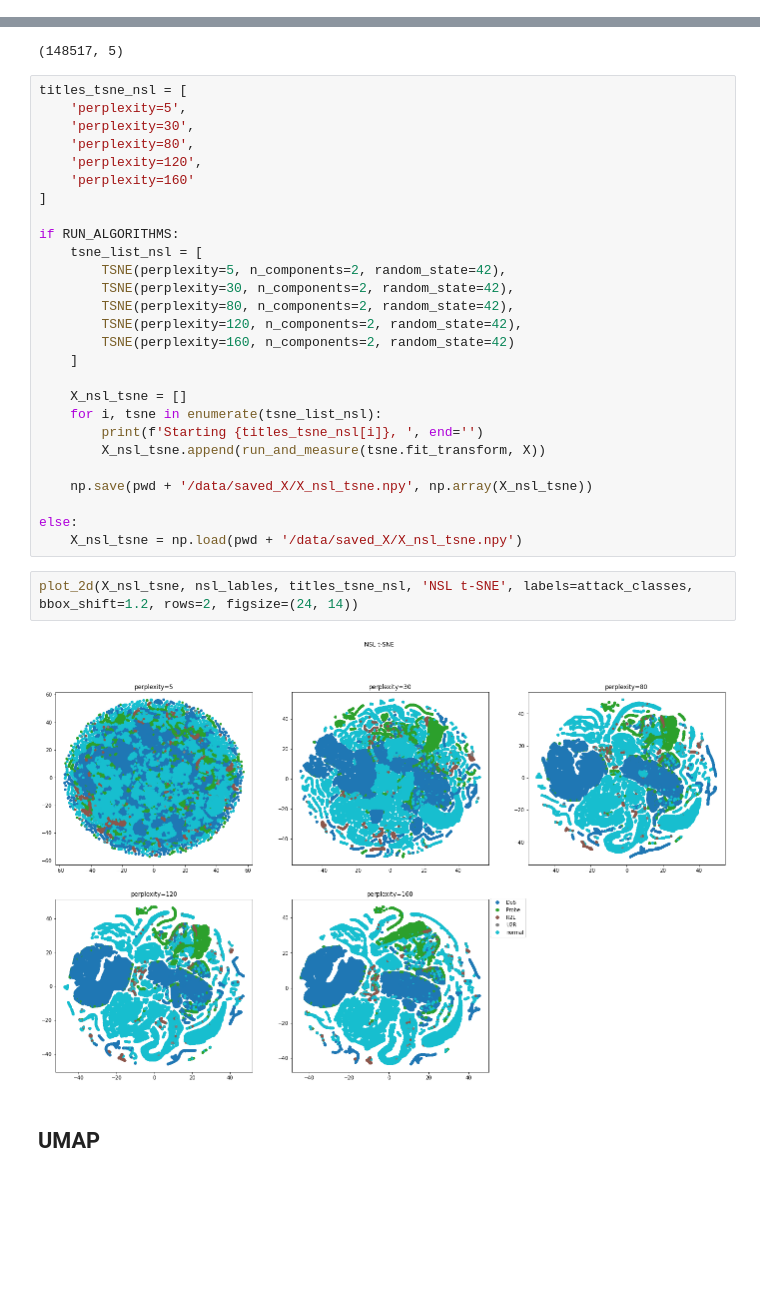
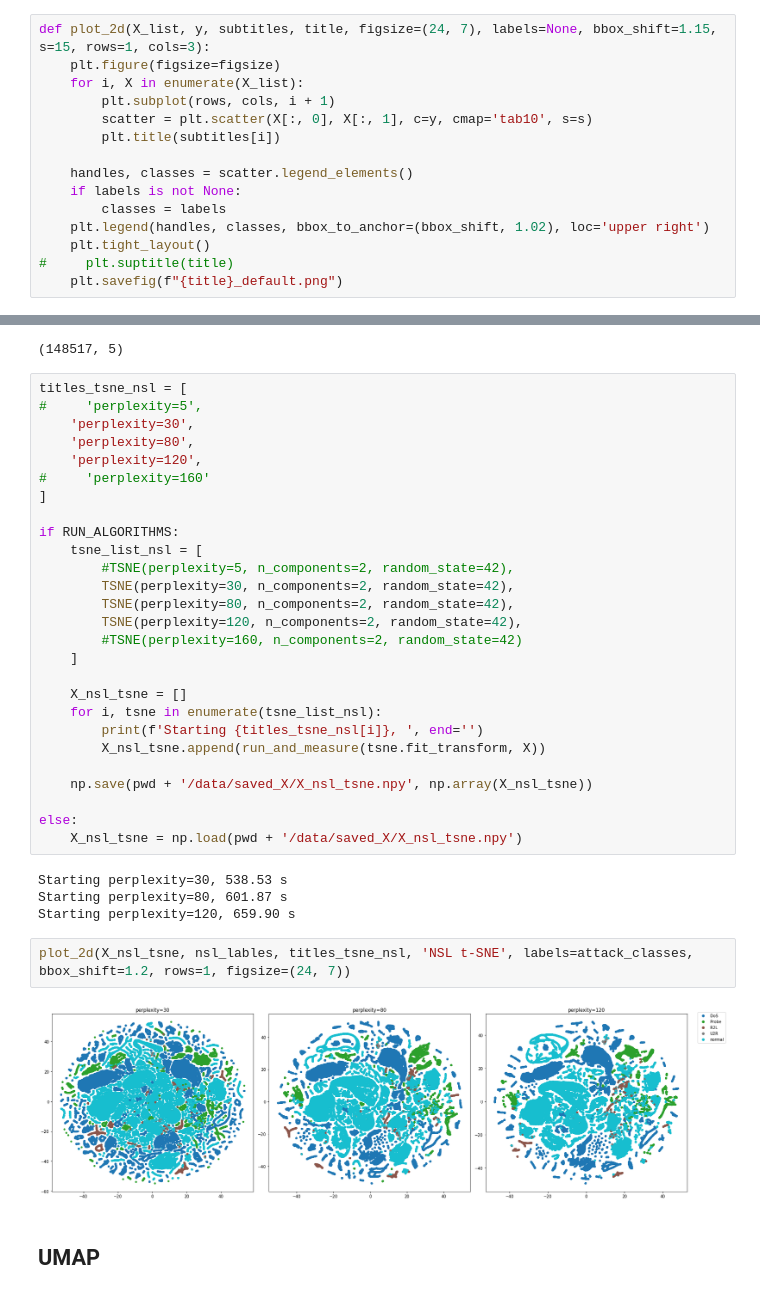
Before and after one commit to FEJTWOW/nsl_kdd, a Jupyter notebook: notebooks/visualization/basic_visualization.ipynb, the cells around one changed output, grey strips where cells are left out. Saved outputs shown, nothing was run; the diff lists cells and outputs as text; blank space fills up the shorter version.

```diff
--- a/notebooks/visualization/basic_visualization.ipynb
+++ b/notebooks/visualization/basic_visualization.ipynb
@@ -186,6 +186,21 @@ X_train.shape, X_test.shape
 X = np.vstack([X_train, X_test])
 Y = np.vstack([Y_train, Y_test])
 nsl_lables = np.argmax(Y[:], axis=1)
+# %%
+def plot_2d(X_list, y, subtitles, title, figsize=(24, 7), labels=None, bbox_shift=1.15, s=15, rows=1, cols=3):
+    plt.figure(figsize=figsize)
+    for i, X in enumerate(X_list):
+        plt.subplot(rows, cols, i + 1)
+        scatter = plt.scatter(X[:, 0], X[:, 1], c=y, cmap='tab10', s=s)
+        plt.title(subtitles[i])
+
+    handles, classes = scatter.legend_elements()
+    if labels is not None:
+        classes = labels
+    plt.legend(handles, classes, bbox_to_anchor=(bbox_shift, 1.02), loc='upper right')
+    plt.tight_layout()
+#     plt.suptitle(title)
+    plt.savefig(f"{title}_default.png")
 # %%
 tsne = TSNE(n_components=2)
 # %%
@@ -215,20 +230,20 @@ Y.shape
 (148517, 5)
 # %%
 titles_tsne_nsl = [
-    'perplexity=5',
+#     'perplexity=5',
     'perplexity=30',
     'perplexity=80',
     'perplexity=120',
-    'perplexity=160'
+#     'perplexity=160'
 ]
 
 if RUN_ALGORITHMS:
     tsne_list_nsl = [
-        TSNE(perplexity=5, n_components=2, random_state=42),
+        #TSNE(perplexity=5, n_components=2, random_state=42),
         TSNE(perplexity=30, n_components=2, random_state=42),
         TSNE(perplexity=80, n_components=2, random_state=42),
         TSNE(perplexity=120, n_components=2, random_state=42),
-        TSNE(perplexity=160, n_components=2, random_state=42)
+        #TSNE(perplexity=160, n_components=2, random_state=42)
     ]
 
     X_nsl_tsne = []
@@ -240,10 +255,14 @@ if RUN_ALGORITHMS:
 
 else:
     X_nsl_tsne = np.load(pwd + '/data/saved_X/X_nsl_tsne.npy')
+# %% [output]
+Starting perplexity=30, 538.53 s
+Starting perplexity=80, 601.87 s
+Starting perplexity=120, 659.90 s
 # %%
-plot_2d(X_nsl_tsne, nsl_lables, titles_tsne_nsl, 'NSL t-SNE', labels=attack_classes, bbox_shift=1.2, rows=2, figsize=(24, 14))
+plot_2d(X_nsl_tsne, nsl_lables, titles_tsne_nsl, 'NSL t-SNE', labels=attack_classes, bbox_shift=1.2, rows=1, figsize=(24, 7))
 # %% [output]
-[figure, old version]
+[figure, new version]
 # %% [markdown]
 ## UMAP
 # %%
```
Also changed, not shown: parts of 6 cells of this notebook, 32 other files.
